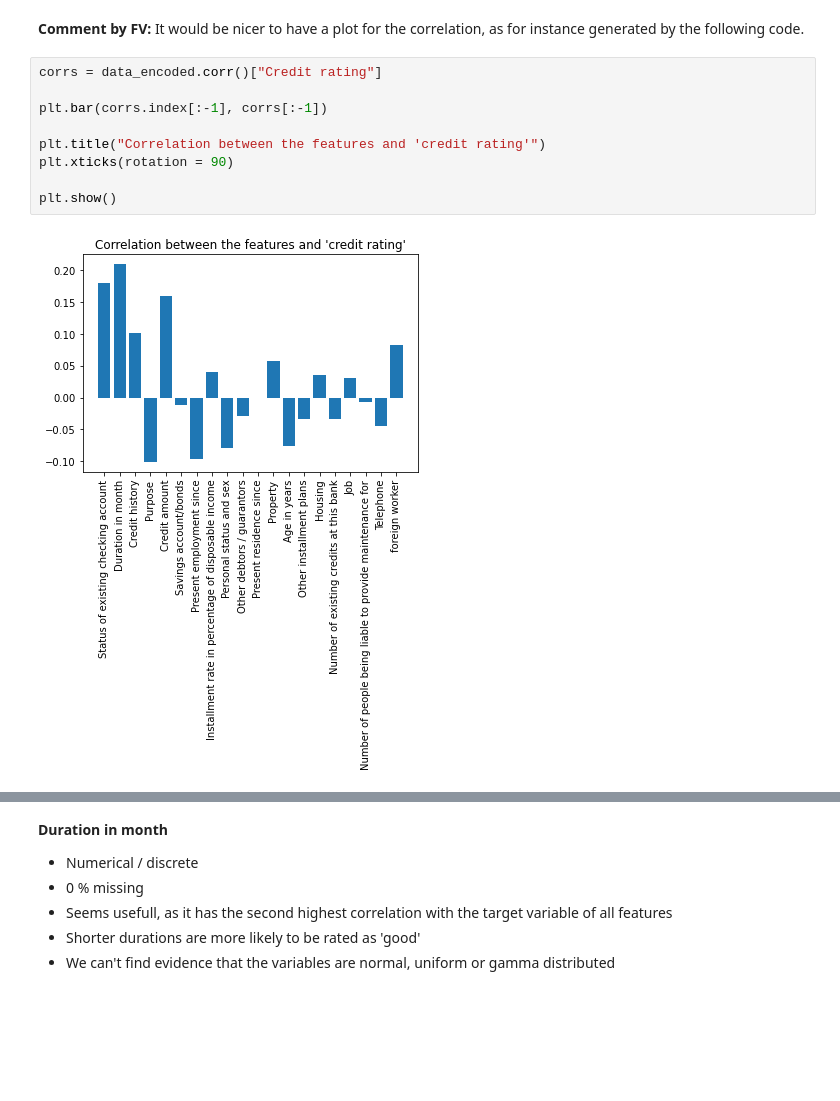
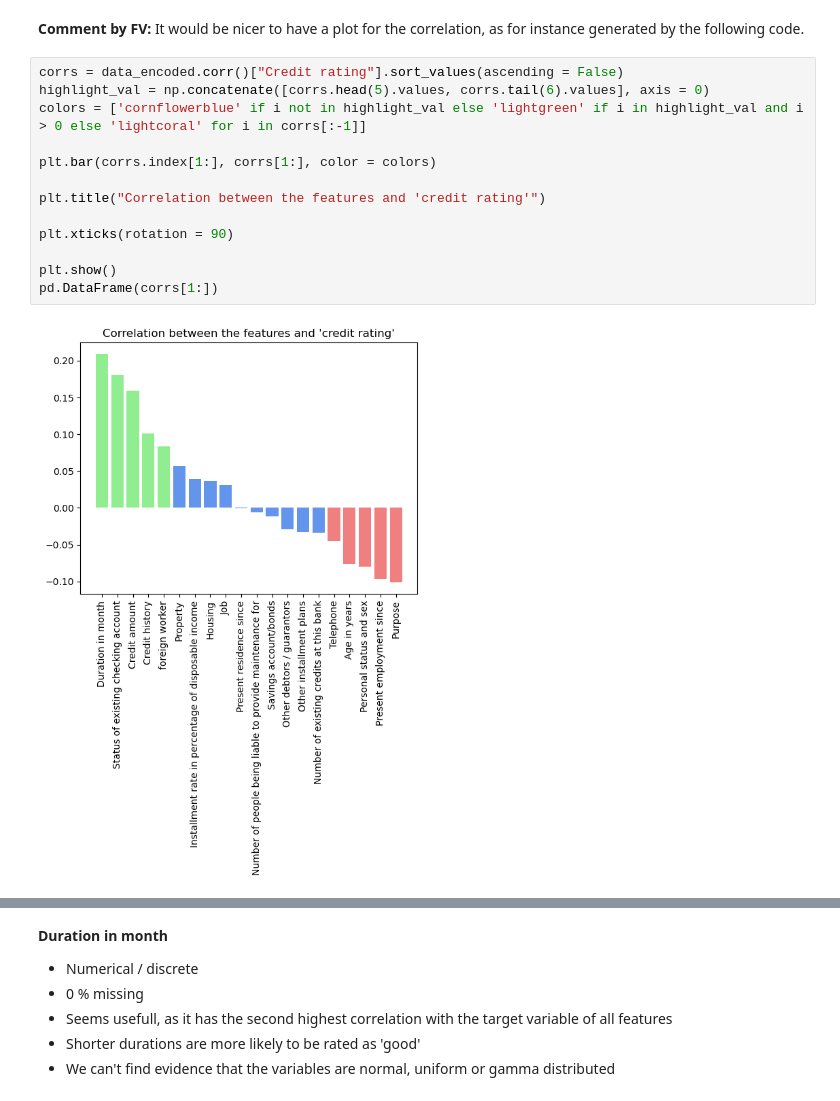
Before and after one commit to dennismgoetz/HoML-Credit-Data, a Jupyter notebook: Data_Understanding.ipynb, the cells around one changed output, grey strips where cells are left out. Saved outputs shown, nothing was run; the diff lists cells and outputs as text; blank space fills up the shorter version.

Commit message:
Changed plotting, deleted statistical tests.

```diff
--- a/Data_Understanding.ipynb
+++ b/Data_Understanding.ipynb
@@ -516,13 +499,17 @@ plt.show()
 # %% [markdown]
 **Comment by FV:** It would be nicer to have a plot for the correlation, as for instance generated by the following code.
 # %%
-corrs = data_encoded.corr()["Credit rating"]
+corrs = data_encoded.corr()["Credit rating"].sort_values(ascending = False)
+highlight_val = np.concatenate([corrs.head(5).values, corrs.tail(6).values], axis = 0)
+colors = ['cornflowerblue' if i not in highlight_val else 'lightgreen' if i in highlight_val and i > 0 else 'lightcoral' for i in corrs[:-1]]
 
-plt.bar(corrs.index[:-1], corrs[:-1])
+plt.bar(corrs.index[1:], corrs[1:], color = colors)
 
 plt.title("Correlation between the features and 'credit rating'")
+
 plt.xticks(rotation = 90)
 
 plt.show()
+pd.DataFrame(corrs[1:])
 # %% [output]
-[figure, old version]
+[figure, new version]
```
Also changed, not shown: parts of 35 cells of this notebook, 1 other file.
